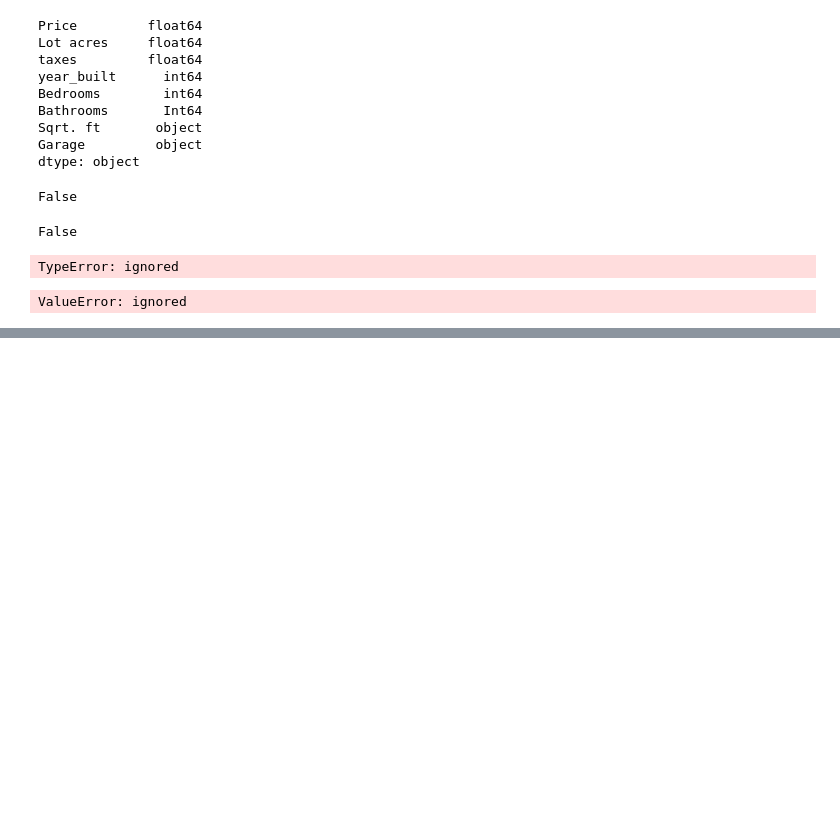
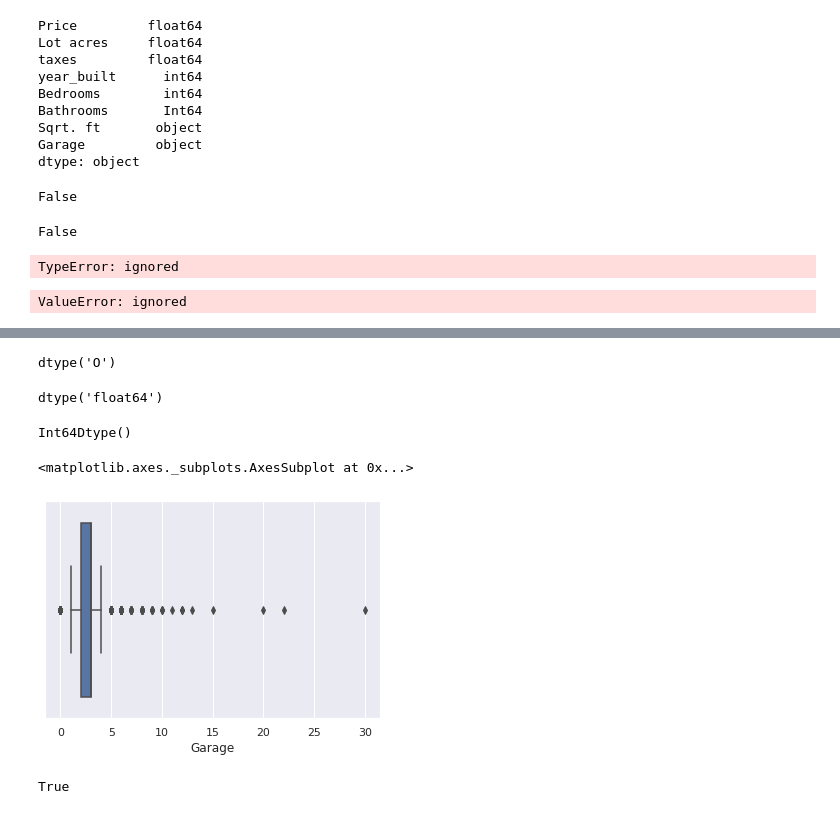
Before and after one commit to Jiji-96/Data-Cleaning-and-EDA, a Jupyter notebook: google_drive_data.ipynb, the cells around one changed output, grey strips where cells are left out. Drawn from its saved outputs; the diff is of its cells as text; code cells hidden in the pictures; blank space fills up the shorter version.

```diff
--- a/google_drive_data.ipynb
+++ b/google_drive_data.ipynb
@@ -387,0 +440,25 @@ ValueError: ignored
+# %%
+df2['Garage'].dtypes
+# %% [output]
+dtype('O')
+# %%
+df2['Garage'] = pd.to_numeric(df2['Garage'], errors='coerce') #getting around the mixed type problem
+# %%
+df2['Garage'].dtypes
+# %% [output]
+dtype('float64')
+# %%
+df2['Garage'] = np.floor(pd.to_numeric(df2['Garage'], errors='coerce')).astype('Int64')
+# %%
+df2['Garage'].dtypes
+# %% [output]
+Int64Dtype()
+# %%
+sns.boxplot(x=df2['Garage'])
+# %% [output]
+<matplotlib.axes._subplots.AxesSubplot at 0x...>
+[figure, added]
+# %%
+df2['Sqrt. ft'].isnull().values.any()
+# %% [output]
+True
```
Also changed, not shown: parts of 10 cells of this notebook.
